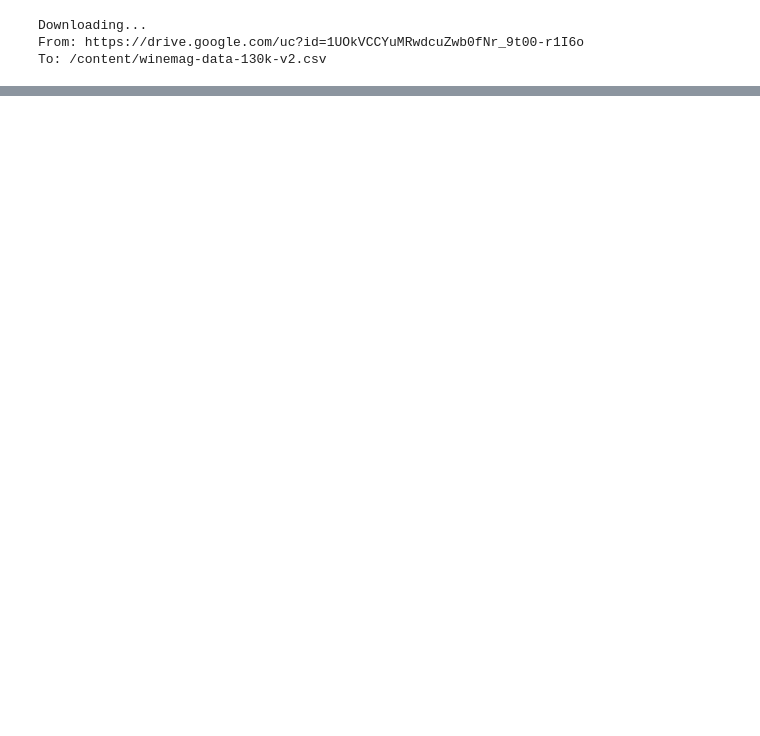
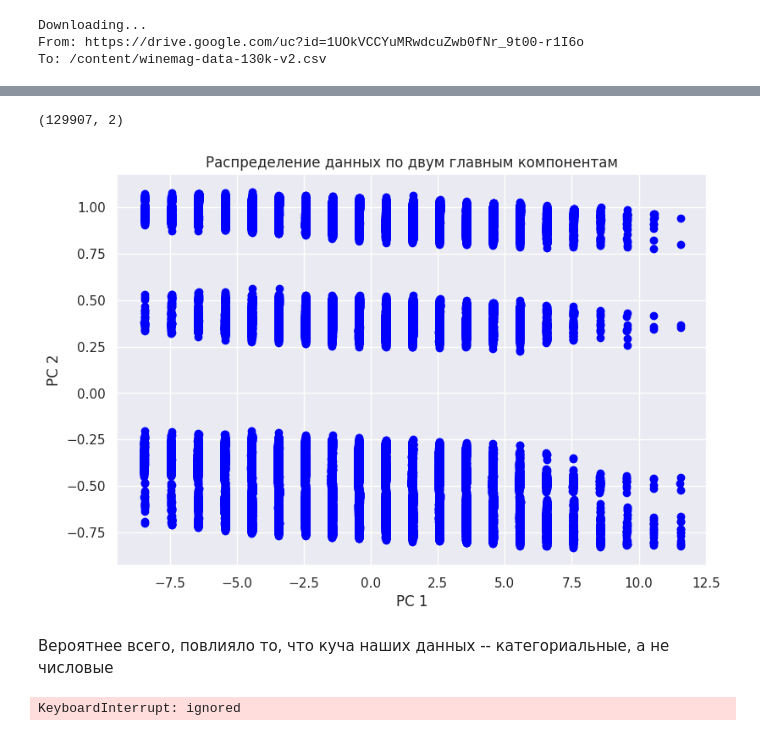
Before and after one commit to Veronika2311/ML_CL_HSE, a Jupyter notebook: HW_7_wine.ipynb, the cells around one changed output, grey strips where cells are left out. Cells and saved outputs as stored; diff of their text form; code cells hidden in the pictures; blank space fills up the shorter version.

```diff
--- a/HW_7_wine.ipynb
+++ b/HW_7_wine.ipynb
@@ -32,0 +184,11 @@ data.head(3)
+# %%
+one_hot = pd.get_dummies(data['country'])
+result = result.join(one_hot, how='left')
+one_hot = pd.get_dummies(data['province'])
+result = result.join(one_hot, how='left', rsuffix='_right')
+one_hot = pd.get_dummies(data['variety'])
+result = result.join(one_hot, how='left', rsuffix='_right')
+# %%
+result = result.drop(['country', 'province', 'variety', 'winery', 'description', 'text'], axis=1)
+# %%
+result = result.drop('index', axis=1)
@@ -32,0 +215,45 @@ data.head(3)
+# %%
+from sklearn.decomposition import PCA
+pca_2 = PCA(2)
+
+pca_2_result = pca_2.fit_transform(result)
+
+pca_2_result.shape
+# %% [output]
+(129907, 2)
+# %%
+sns.set(rc={'figure.figsize':(9,6)},font_scale=1)
+
+plt.scatter(x=pca_2_result[:, 0], y=pca_2_result[:, 1], color='blue')
+plt.xlabel('PC 1')
+plt.ylabel('PC 2')
+
+plt.title('Распределение данных по двум главным компонентам')
+plt.show()
+# %% [output]
+[figure, added]
+# %% [markdown]
+Вероятнее всего, повлияло то, что куча наших данных -- категориальные, а не числовые
+# %%
+import sklearn.cluster as cluster
+from sklearn.metrics import silhouette_score
+from tqdm import tqdm
+
+inertia = []
+silhouette = []
+for i in tqdm(range(2,20)):
+
+    kmeans = cluster.KMeans(
+               n_clusters=i,
+               init='k-means++',
+               n_init=15,
+               max_iter=500,
+               random_state=42
+    )
+
+
+    kmeans.fit(pca_2_result)
+    inertia.append(kmeans.inertia_)
+    silhouette.append(silhouette_score(pca_2_result, kmeans.labels_, metric='euclidean'))
+# %% [output]
+KeyboardInterrupt: ignored
```
Also changed, not shown: parts of 23 cells of this notebook.
